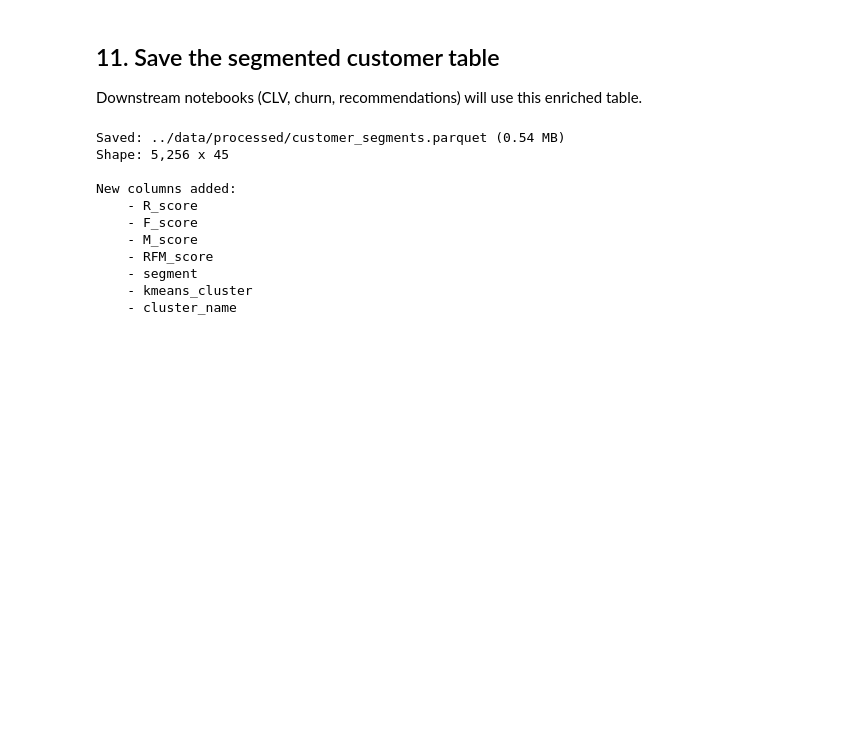
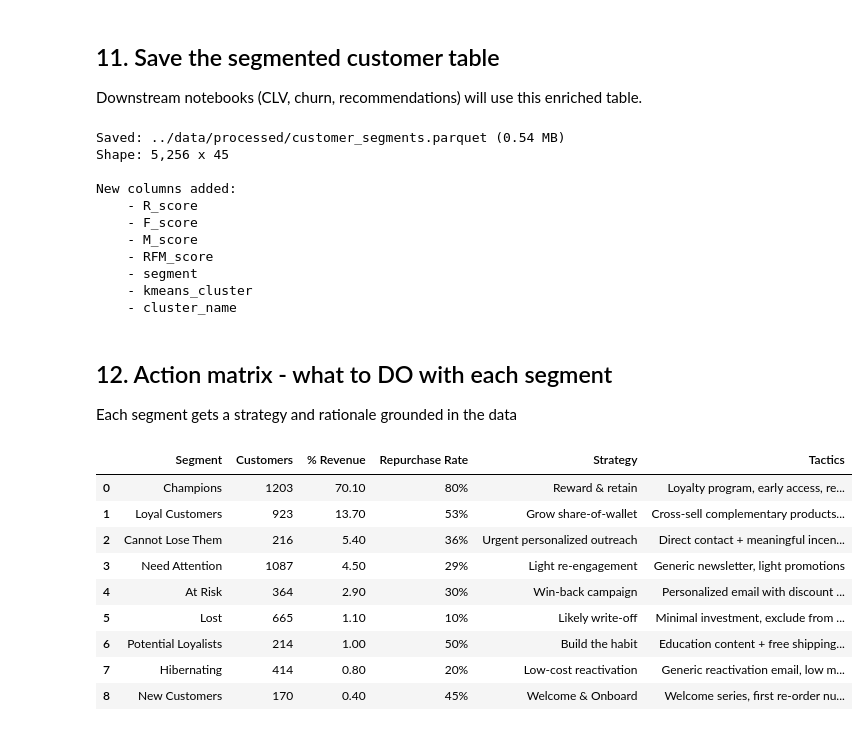
Before and after one commit to JomarHAN/ML-UCI-Online-Retail-II, a Jupyter notebook: notebooks/04_segmentation.ipynb, the cells around one changed output. Cells and saved outputs as stored; diff of their text form; code cells hidden in the pictures; blank space fills up the shorter version.

Commit message:
12. Action matrix & Summary

```diff
--- a/notebooks/04_segmentation.ipynb
+++ b/notebooks/04_segmentation.ipynb
@@ -486,3 +486,43 @@ New columns added:
     - segment
     - kmeans_cluster
     - cluster_name
+# %% [markdown]
+## 12. Action matrix - what to DO with each segment
+Each segment gets a strategy and rationale grounded in the data
+# %%
+action_plan = {
+    'Champions': ('Reward & retain', 'Loyalty program, early access, referral incentives'),
+    'Loyal Customers': ('Grow share-of-wallet', 'Cross-sell complementary products, slight upsell'),
+    'Cannot Lose Them': ('Urgent personalized outreach', 'Direct contact + meaningful incentive - high LTV at risk'),
+    'At Risk': ('Win-back campaign', 'Personalized email with discount on previously-purchased categories'),
+    'Potential Loyalists': ('Build the habit', 'Education content + free shipping on second order'),
+    'New Customers': ('Welcome & Onboard', 'Welcome series, first re-order nudge at day 21'),
+    'Need Attention': ('Light re-engagement', 'Generic newsletter, light promotions'),
+    'Hibernating': ('Low-cost reactivation', 'Generic reactivation email, low marketing spend'),
+    'Lost': ('Likely write-off', 'Minimal investment, exclude from paid acquisition retargeting')
+}
+
+action_table = pd.DataFrame([
+    {
+        'Segment': seg,
+        'Customers': int(segment_profile.loc[seg, 'customers']) if seg in segment_profile.index else 0,
+        '% Revenue': segment_profile.loc[seg, 'pct_of_revenue'] if seg in segment_profile.index else 0,
+        'Repurchase Rate': f"{segment_profile.loc[seg, 'repurchase_rate']*100:.0f}%" if seg in segment_profile.index else 'n/a',
+        'Strategy': action_plan[seg][0],
+        'Tactics': action_plan[seg][1],
+    }
+    for seg in action_plan.keys()
+])
+
+action_table.sort_values('% Revenue', ascending=False).reset_index(drop=True)
+# %% [output]
+|  | Segment | Customers | % Revenue | Repurchase Rate | Strategy | Tactics |
+| 0 | Champions | 1203 | 70.10 | 80% | Reward & retain | Loyalty program, early access, re... |
+| 1 | Loyal Customers | 923 | 13.70 | 53% | Grow share-of-wallet | Cross-sell complementary products... |
+| 2 | Cannot Lose Them | 216 | 5.40 | 36% | Urgent personalized outreach | Direct contact + meaningful incen... |
+| 3 | Need Attention | 1087 | 4.50 | 29% | Light re-engagement | Generic newsletter, light promotions |
+| 4 | At Risk | 364 | 2.90 | 30% | Win-back campaign | Personalized email with discount ... |
+| 5 | Lost | 665 | 1.10 | 10% | Likely write-off | Minimal investment, exclude from ... |
+| 6 | Potential Loyalists | 214 | 1.00 | 50% | Build the habit | Education content + free shipping... |
+| 7 | Hibernating | 414 | 0.80 | 20% | Low-cost reactivation | Generic reactivation email, low m... |
+| 8 | New Customers | 170 | 0.40 | 45% | Welcome & Onboard | Welcome series, first re-order nu... |
```
Also changed, not shown: parts of 1 cell of this notebook.
